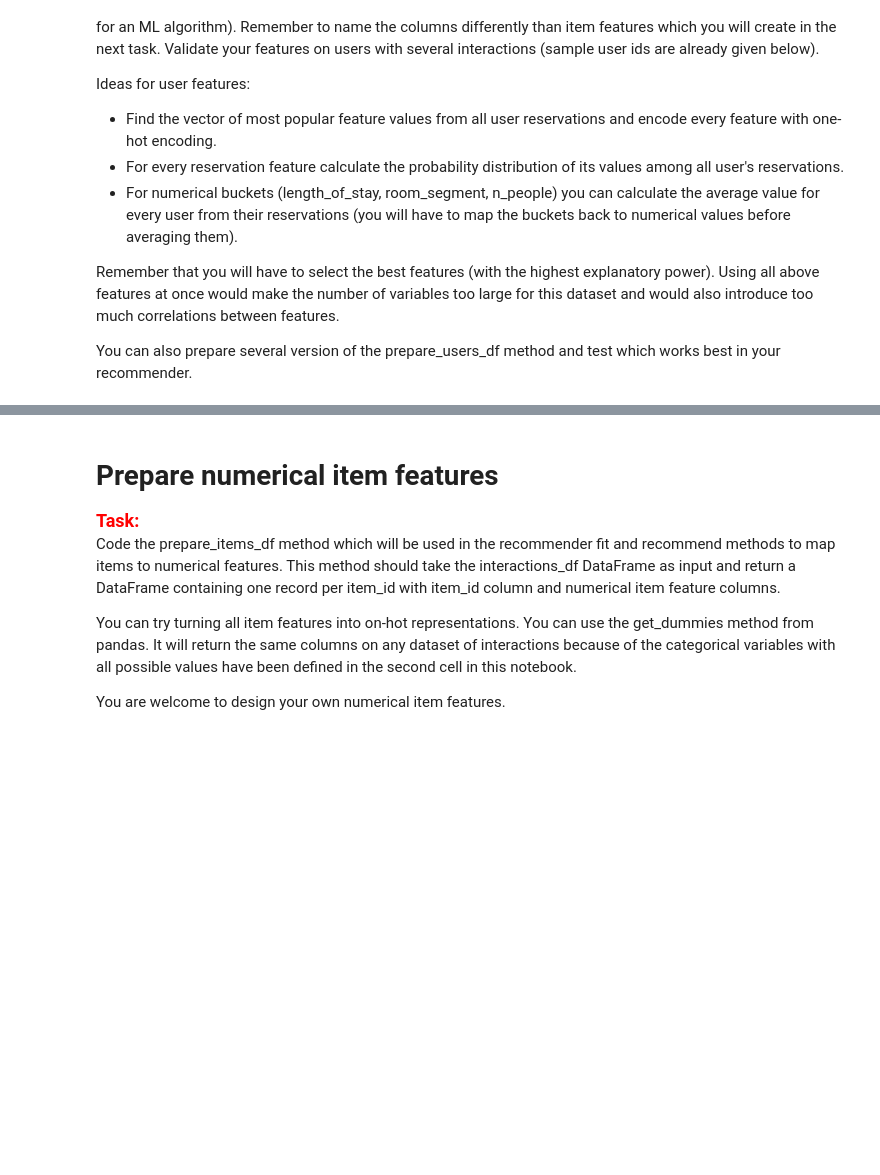
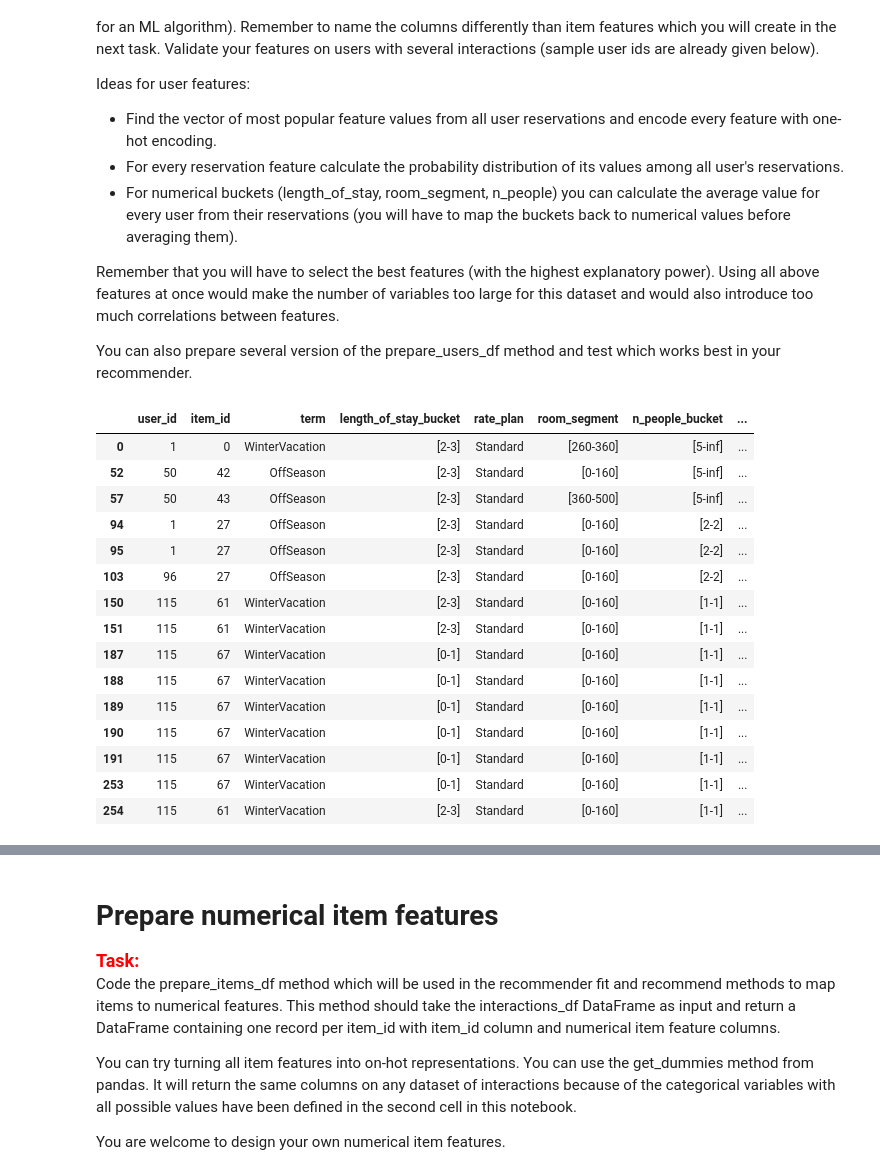
Before and after one commit to PiotrPopowski/recommender-systems-class, a Jupyter notebook: project_1_recommender_and_evaluation.ipynb, the cells around one changed output, grey strips where cells are left out. Saved outputs shown, nothing was run; the diff lists cells and outputs as text; code cells hidden in the pictures; blank space fills up the shorter version.

```diff
--- a/project_1_recommender_and_evaluation.ipynb
+++ b/project_1_recommender_and_evaluation.ipynb
@@ -69,15 +86,21 @@ Remember that you will have to select the best features (with the highest explan
 
 You can also prepare several version of the prepare_users_df method and test which works best in your recommender.
 # %%
-def prepare_users_df(interactions_df):
-
-    # Write your code here
-
-    return users_df, user_features
-
-
-users_df, user_features = prepare_users_df(interactions_df)
-
-print(user_features)
-
-display(HTML(users_df.loc[users_df['user_id'].isin([706, 1736, 7779, 96, 1, 50, 115])].head(15).to_html()))
+display(HTML(interactions_df.loc[interactions_df['user_id'].isin([706, 1736, 7779, 96, 1, 50, 115])].head(15).to_html()))
+# %% [output]
+|  | user_id | item_id | term | length_of_stay_bucket | rate_plan | room_segment | n_people_bucket | ... |
+| 0 | 1 | 0 | WinterVacation | [2-3] | Standard | [260-360] | [5-inf] | ... |
+| 52 | 50 | 42 | OffSeason | [2-3] | Standard | [0-160] | [5-inf] | ... |
+| 57 | 50 | 43 | OffSeason | [2-3] | Standard | [360-500] | [5-inf] | ... |
+| 94 | 1 | 27 | OffSeason | [2-3] | Standard | [0-160] | [2-2] | ... |
+| 95 | 1 | 27 | OffSeason | [2-3] | Standard | [0-160] | [2-2] | ... |
+| 103 | 96 | 27 | OffSeason | [2-3] | Standard | [0-160] | [2-2] | ... |
+| 150 | 115 | 61 | WinterVacation | [2-3] | Standard | [0-160] | [1-1] | ... |
+| 151 | 115 | 61 | WinterVacation | [2-3] | Standard | [0-160] | [1-1] | ... |
+| 187 | 115 | 67 | WinterVacation | [0-1] | Standard | [0-160] | [1-1] | ... |
+| 188 | 115 | 67 | WinterVacation | [0-1] | Standard | [0-160] | [1-1] | ... |
+| 189 | 115 | 67 | WinterVacation | [0-1] | Standard | [0-160] | [1-1] | ... |
+| 190 | 115 | 67 | WinterVacation | [0-1] | Standard | [0-160] | [1-1] | ... |
+| 191 | 115 | 67 | WinterVacation | [0-1] | Standard | [0-160] | [1-1] | ... |
+| 253 | 115 | 67 | WinterVacation | [0-1] | Standard | [0-160] | [1-1] | ... |
+| 254 | 115 | 61 | WinterVacation | [2-3] | Standard | [0-160] | [1-1] | ... |
```
Also changed, not shown: parts of 2 cells of this notebook, 4 other files.
